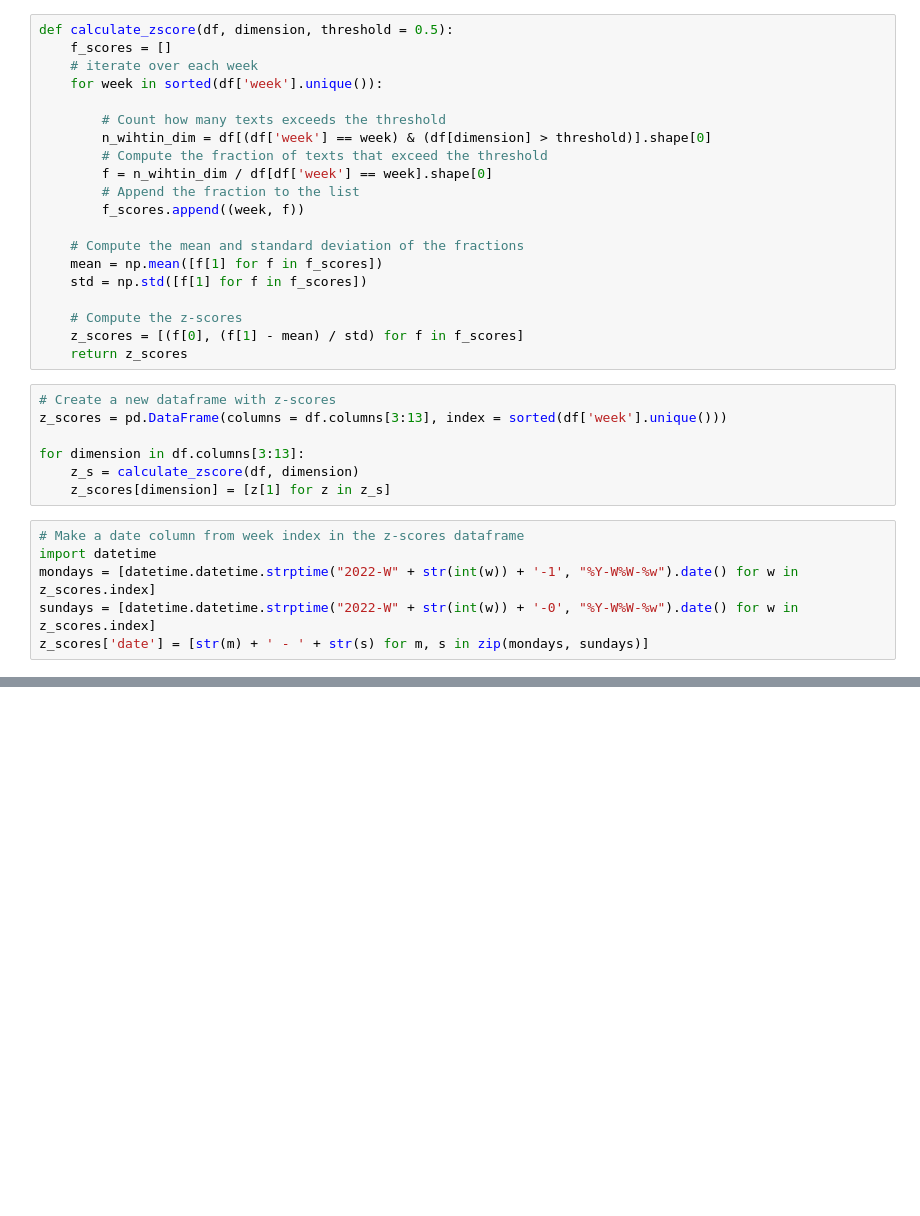
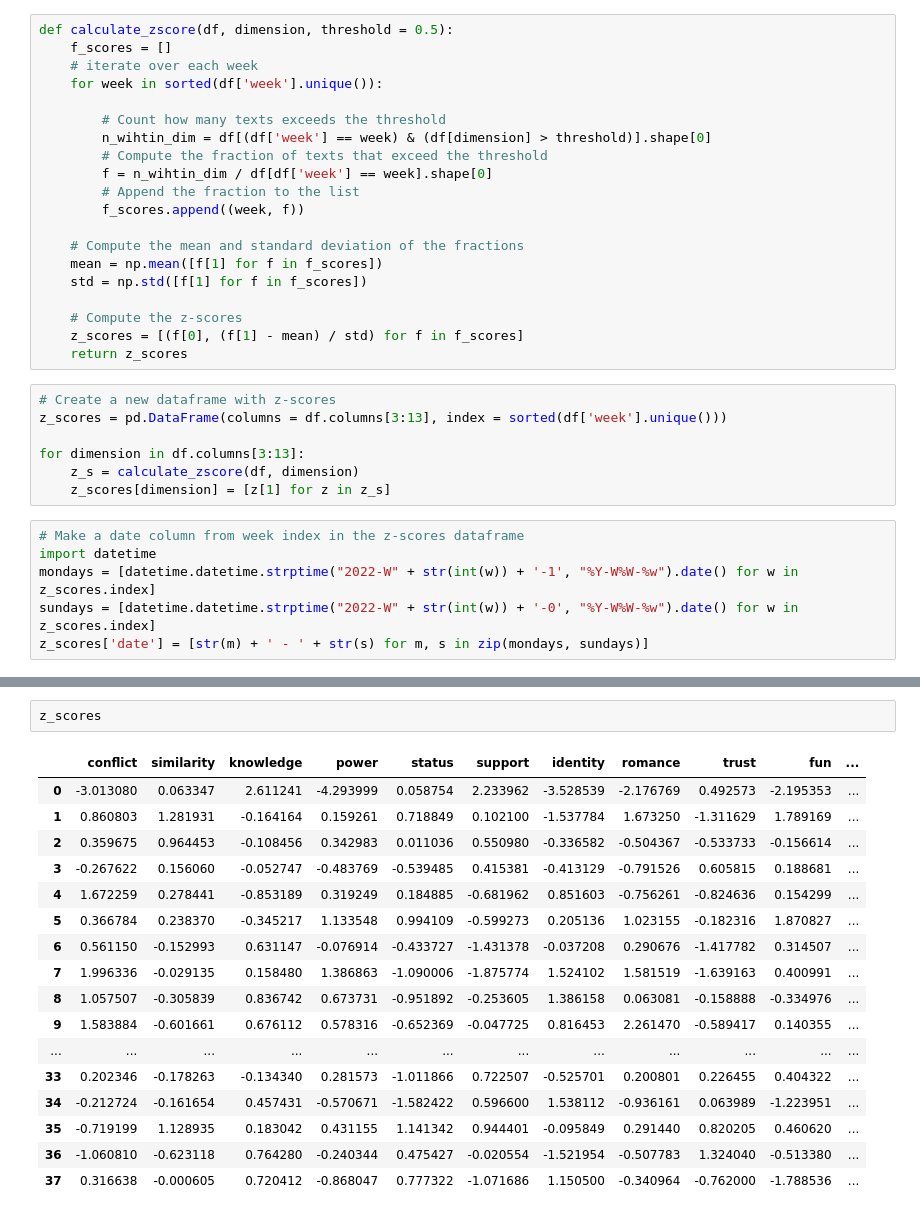
Before and after one commit to DueViktor/WildDataExam, a Jupyter notebook: z_scores.ipynb, the cells around one changed output, grey strips where cells are left out. Saved outputs shown, nothing was run; the diff lists cells and outputs as text; blank space fills up the shorter version.

```diff
--- a/z_scores.ipynb
+++ b/z_scores.ipynb
@@ -62,0 +55,20 @@ z_scores['date'] = [str(m) + ' - ' + str(s) for m, s in zip(mondays, sundays)]
+# %%
+z_scores
+# %% [output]
+|  | conflict | similarity | knowledge | power | status | support | identity | romance | trust | fun | ... |
+| 0 | -3.013080 | 0.063347 | 2.611241 | -4.293999 | 0.058754 | 2.233962 | -3.528539 | -2.176769 | 0.492573 | -2.195353 | ... |
+| 1 | 0.860803 | 1.281931 | -0.164164 | 0.159261 | 0.718849 | 0.102100 | -1.537784 | 1.673250 | -1.311629 | 1.789169 | ... |
+| 2 | 0.359675 | 0.964453 | -0.108456 | 0.342983 | 0.011036 | 0.550980 | -0.336582 | -0.504367 | -0.533733 | -0.156614 | ... |
+| 3 | -0.267622 | 0.156060 | -0.052747 | -0.483769 | -0.539485 | 0.415381 | -0.413129 | -0.791526 | 0.605815 | 0.188681 | ... |
+| 4 | 1.672259 | 0.278441 | -0.853189 | 0.319249 | 0.184885 | -0.681962 | 0.851603 | -0.756261 | -0.824636 | 0.154299 | ... |
+| 5 | 0.366784 | 0.238370 | -0.345217 | 1.133548 | 0.994109 | -0.599273 | 0.205136 | 1.023155 | -0.182316 | 1.870827 | ... |
+| 6 | 0.561150 | -0.152993 | 0.631147 | -0.076914 | -0.433727 | -1.431378 | -0.037208 | 0.290676 | -1.417782 | 0.314507 | ... |
+| 7 | 1.996336 | -0.029135 | 0.158480 | 1.386863 | -1.090006 | -1.875774 | 1.524102 | 1.581519 | -1.639163 | 0.400991 | ... |
+| 8 | 1.057507 | -0.305839 | 0.836742 | 0.673731 | -0.951892 | -0.253605 | 1.386158 | 0.063081 | -0.158888 | -0.334976 | ... |
+| 9 | 1.583884 | -0.601661 | 0.676112 | 0.578316 | -0.652369 | -0.047725 | 0.816453 | 2.261470 | -0.589417 | 0.140355 | ... |
+| ... | ... | ... | ... | ... | ... | ... | ... | ... | ... | ... | ... |
+| 33 | 0.202346 | -0.178263 | -0.134340 | 0.281573 | -1.011866 | 0.722507 | -0.525701 | 0.200801 | 0.226455 | 0.404322 | ... |
+| 34 | -0.212724 | -0.161654 | 0.457431 | -0.570671 | -1.582422 | 0.596600 | 1.538112 | -0.936161 | 0.063989 | -1.223951 | ... |
+| 35 | -0.719199 | 1.128935 | 0.183042 | 0.431155 | 1.141342 | 0.944401 | -0.095849 | 0.291440 | 0.820205 | 0.460620 | ... |
+| 36 | -1.060810 | -0.623118 | 0.764280 | -0.240344 | 0.475427 | -0.020554 | -1.521954 | -0.507783 | 1.324040 | -0.513380 | ... |
+| 37 | 0.316638 | -0.000605 | 0.720412 | -0.868047 | 0.777322 | -1.071686 | 1.150500 | -0.340964 | -0.762000 | -1.788536 | ... |
```
Also changed, not shown: parts of 8 cells of this notebook, 7 other files.
